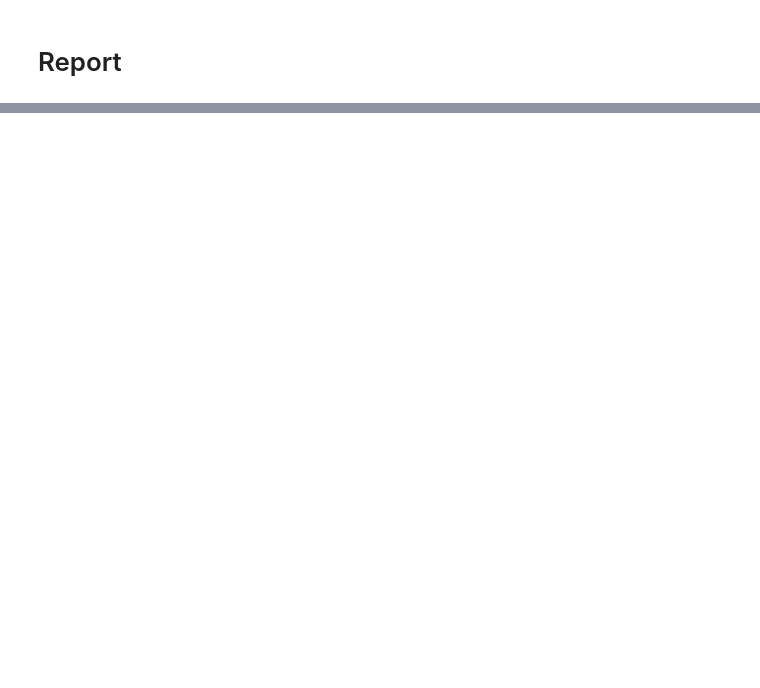
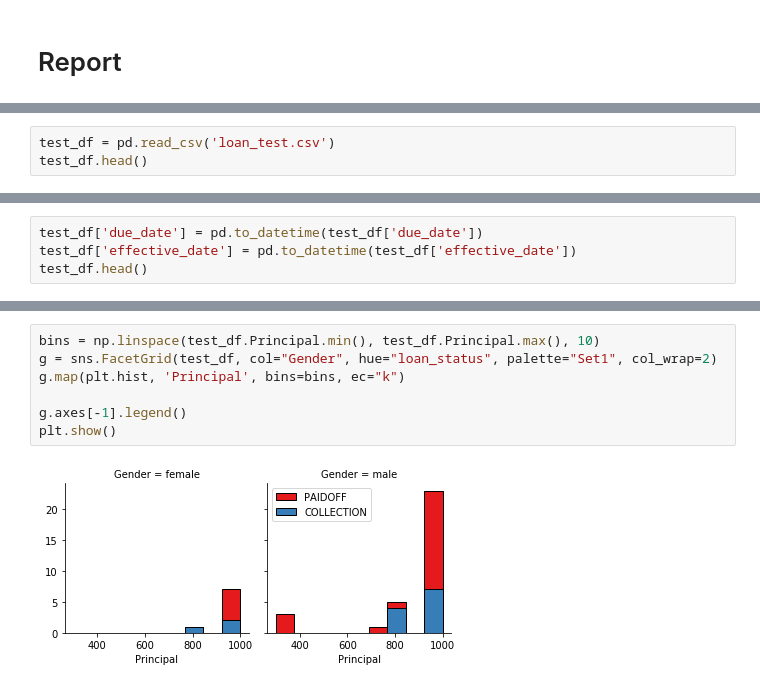
Before and after one commit to Siddhu68825/Coursera_Best_classifier_project, a Jupyter notebook: Coursera_Assessment.ipynb, the cells around one changed output, grey strips where cells are left out. Cells and saved outputs as stored; diff of their text form; blank space fills up the shorter version.

```diff
--- a/Coursera_Assessment.ipynb
+++ b/Coursera_Assessment.ipynb
@@ -411,0 +427,3 @@ LogisticRegression         0.7142857142857143     0.7142857142857143      9.8683
+# %%
+test_df = pd.read_csv('loan_test.csv')
+test_df.head()
@@ -411,0 +437,4 @@ LogisticRegression         0.7142857142857143     0.7142857142857143      9.8683
+# %%
+test_df['due_date'] = pd.to_datetime(test_df['due_date'])
+test_df['effective_date'] = pd.to_datetime(test_df['effective_date'])
+test_df.head()
@@ -411,0 +448,9 @@ LogisticRegression         0.7142857142857143     0.7142857142857143      9.8683
+# %%
+bins = np.linspace(test_df.Principal.min(), test_df.Principal.max(), 10)
+g = sns.FacetGrid(test_df, col="Gender", hue="loan_status", palette="Set1", col_wrap=2)
+g.map(plt.hist, 'Principal', bins=bins, ec="k")
+
+g.axes[-1].legend()
+plt.show()
+# %% [output]
+[figure, added]
```
Also changed, not shown: parts of 50 cells of this notebook.
